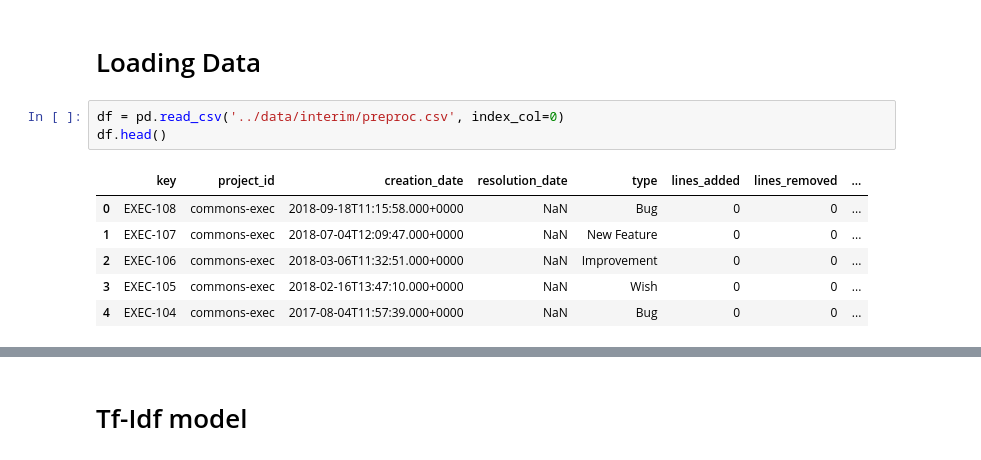
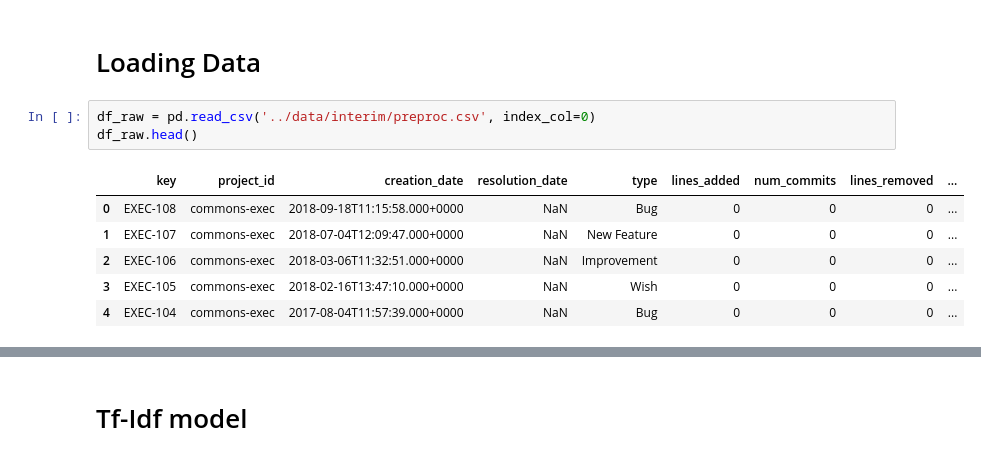
Before and after one commit to raulhigueras/tech-debt-NLP-analysis, a Jupyter notebook: notebooks/004-prediction.ipynb, the cells around one changed output, grey strips where cells are left out. Cells and saved outputs as stored; diff of their text form.

```diff
--- a/notebooks/004-prediction.ipynb
+++ b/notebooks/004-prediction.ipynb
@@ -19,12 +19,12 @@ from sklearn.model_selection import train_test_split
 # %% [markdown]
 # Loading Data
 # %%
-df = pd.read_csv('../data/interim/preproc.csv', index_col=0)
-df.head()
+df_raw = pd.read_csv('../data/interim/preproc.csv', index_col=0)
+df_raw.head()
 # %% [output]
-|  | key | project_id | creation_date | resolution_date | type | lines_added | lines_removed | ... |
-| 0 | EXEC-108 | commons-exec | 2018-09-18T11:15:58.000+0000 | NaN | Bug | 0 | 0 | ... |
-| 1 | EXEC-107 | commons-exec | 2018-07-04T12:09:47.000+0000 | NaN | New Feature | 0 | 0 | ... |
-| 2 | EXEC-106 | commons-exec | 2018-03-06T11:32:51.000+0000 | NaN | Improvement | 0 | 0 | ... |
-| 3 | EXEC-105 | commons-exec | 2018-02-16T13:47:10.000+0000 | NaN | Wish | 0 | 0 | ... |
-| 4 | EXEC-104 | commons-exec | 2017-08-04T11:57:39.000+0000 | NaN | Bug | 0 | 0 | ... |
+|  | key | project_id | creation_date | resolution_date | type | lines_added | num_commits | lines_removed | ... |
+| 0 | EXEC-108 | commons-exec | 2018-09-18T11:15:58.000+0000 | NaN | Bug | 0 | 0 | 0 | ... |
+| 1 | EXEC-107 | commons-exec | 2018-07-04T12:09:47.000+0000 | NaN | New Feature | 0 | 0 | 0 | ... |
+| 2 | EXEC-106 | commons-exec | 2018-03-06T11:32:51.000+0000 | NaN | Improvement | 0 | 0 | 0 | ... |
+| 3 | EXEC-105 | commons-exec | 2018-02-16T13:47:10.000+0000 | NaN | Wish | 0 | 0 | 0 | ... |
+| 4 | EXEC-104 | commons-exec | 2017-08-04T11:57:39.000+0000 | NaN | Bug | 0 | 0 | 0 | ... |
```
Also changed, not shown: parts of 15 cells of this notebook, 1 other file.
